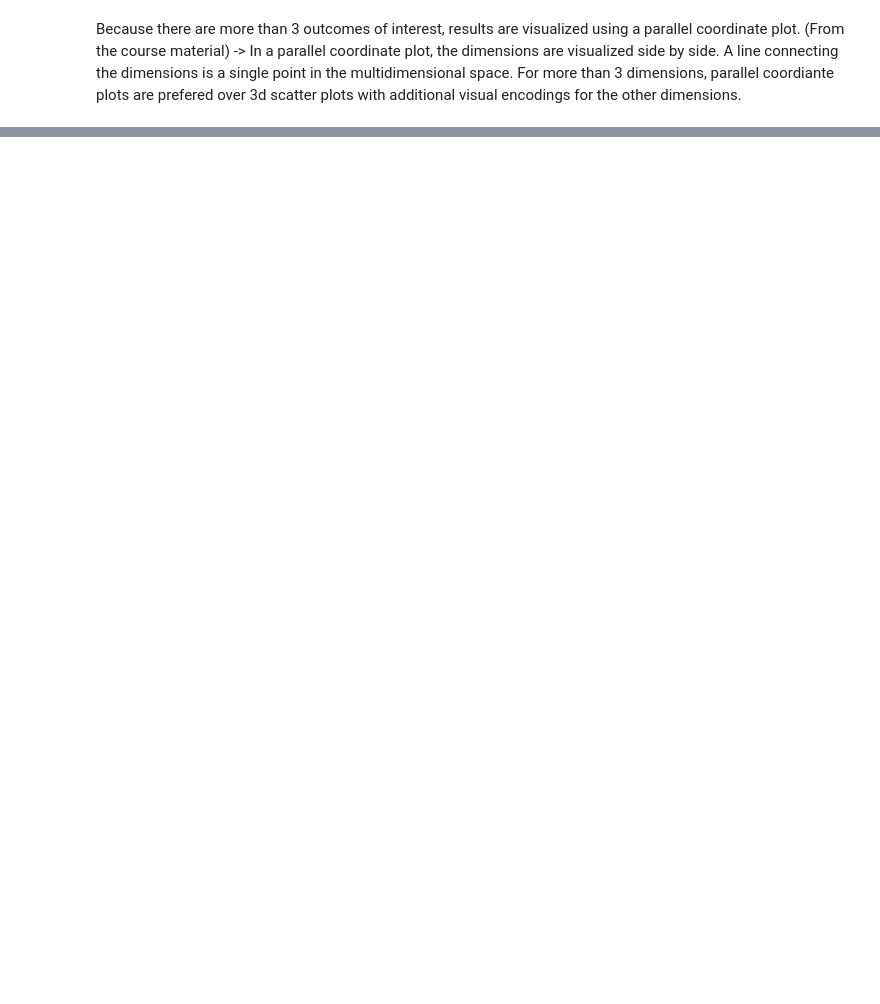
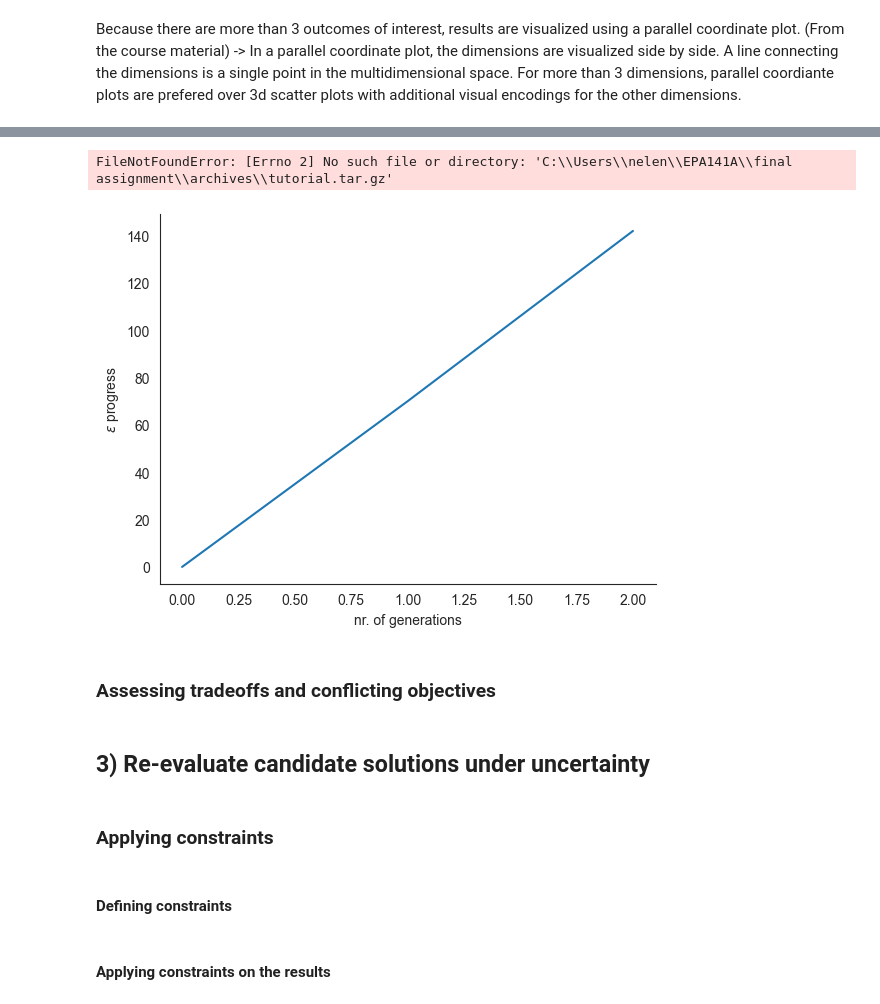
Before and after one commit to ndaswani1/EPA141A-labs, a Jupyter notebook: final assignment/dike_model_multiobj_analysis.ipynb, the cells around one changed output, grey strips where cells are left out. Cells and saved outputs as stored; diff of their text form; code cells hidden in the pictures; blank space fills up the shorter version.

```diff
--- a/final assignment/dike_model_multiobj_analysis.ipynb
+++ b/final assignment/dike_model_multiobj_analysis.ipynb
@@ -22,0 +24,44 @@ import pandas as pd
+# %%
+if __name__ == "__main__":
+    ema_logging.log_to_stderr(ema_logging.INFO)
+
+    model, steps = get_model_for_problem_formulation(3)
+
+    reference_values = {
+        "Bmax": 175,
+        "Brate": 1.5,
+        "pfail": 0.5,
+        "discount rate 0": 3.5,
+        "discount rate 1": 3.5,
+        "discount rate 2": 3.5,
+        "ID flood wave shape": 4,
+    }
+    scen1 = {}
+
+    for key in model.uncertainties:
+        name_split = key.name.split("_")
+
+        if len(name_split) == 1:
+            scen1.update({key.name: reference_values[key.name]})
+
+        else:
+            scen1.update({key.name: reference_values[name_split[1]]})
+
+    ref_scenario = Scenario("reference", **scen1)
+
+    convergence_metrics = [EpsilonProgress()]
+    #determine epsilon
+    epsilon = [1e3] * len(model.outcomes)
+    #epsilon = [0.125, 0.05, 0.01, 0.01]
+    nfe = 5000  # proof of principle only, way to low for actual use
+    #multiprocessing
+    with MultiprocessingEvaluator(model) as evaluator:
+        results, convergence = evaluator.optimize(
+            nfe=nfe,
+            searchover="levers",
+            epsilons=epsilon,
+            convergence=convergence_metrics,
+            reference=ref_scenario,
+        )
+    #save results
+    #save_results((results, convergence), 'results/dikeoptimization_problem3_test.tar.gz')
@@ -41,7 +158,30 @@ Because there are more than 3 outcomes of interest, results are visualized  usin
+# %%
+from ema_workbench.em_framework.optimization import ArchiveLogger
+
+#archives = ArchiveLogger.load_archives(f"./archives/tutorial.tar.gz")
+reference_set = archives[max(archives.keys())] # this is the final archive
+
+metrics = calculate_metrics(archives, reference_set)
+plot_metrics(metrics, convergence)
+
+plt.show()
+# %% [output]
+FileNotFoundError: [Errno 2] No such file or directory: 'C:\\Users\\nelen\\EPA141A\\final assignment\\archives\\tutorial.tar.gz'
 # %%
-fig, (ax1, ax2) = plt.subplots(ncols=2, sharex=True)
 fig, ax1 = plt.subplots(ncols=1)
 ax1.plot(convergence.epsilon_progress)
 ax1.set_xlabel("nr. of generations")
 ax1.set_ylabel(r"$\epsilon$ progress")
 sns.despine()
+# %% [output]
+[figure, added]
+# %% [markdown]
+### Assessing tradeoffs and conflicting objectives
+# %% [markdown]
+## 3) Re-evaluate candidate solutions under uncertainty
+# %% [markdown]
+### Applying constraints
+# %% [markdown]
+#### Defining constraints
+# %% [markdown]
+#### Applying constraints on the results
```
Also changed, not shown: parts of 17 cells of this notebook, 2 other files.
